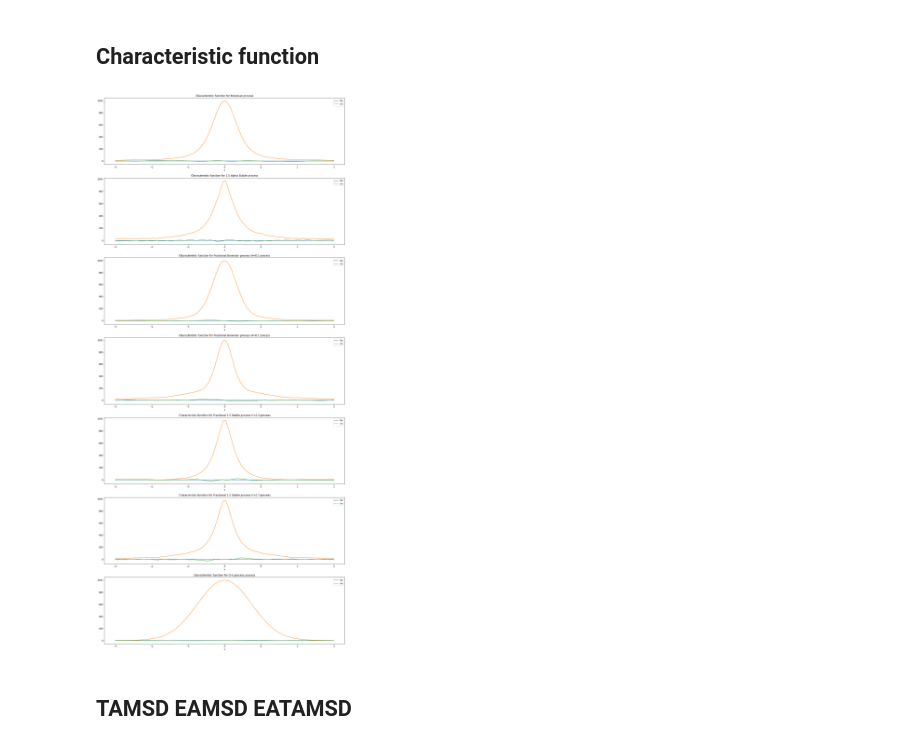
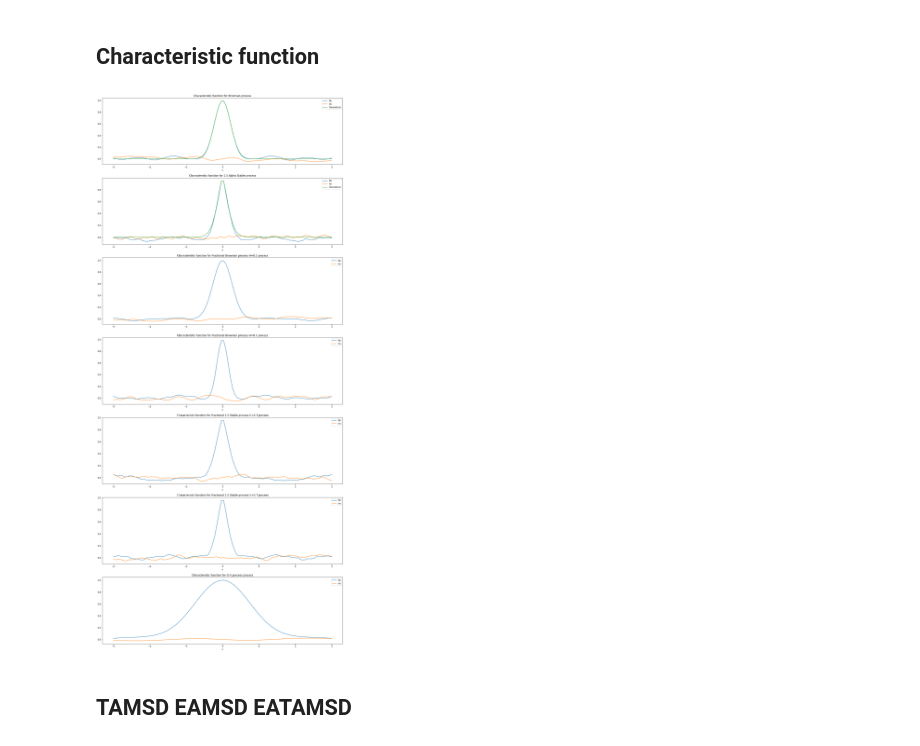
Before and after one commit to chwilko/CSoS, a Jupyter notebook: Python3/Task_list_3/Task_1.ipynb, the cells around one changed output. Saved outputs shown, nothing was run; the diff lists cells and outputs as text; code cells hidden in the pictures.

```diff
--- a/Python3/Task_list_3/Task_1.ipynb
+++ b/Python3/Task_list_3/Task_1.ipynb
@@ -275,7 +275,7 @@ t_char = np.linspace(-3,3, N_char)
 def get_phi(proceses, t_char):
     phi = np.zeros((2 * len(proceses), len(t_char)))
     for i, (name, proces) in enumerate(proceses):
-        res = characteristic_r_i(t_char, proces[-1, :])
+        res = characterist_r_i(t_char, proces[-1, :])
         phi[2 * i] = np.squeeze(res[0])
         phi[2 * i + 1] = np.squeeze(res[1])
     return phi
@@ -283,18 +283,21 @@ def get_phi(proceses, t_char):
 phi = get_phi(proceses, t_char)
 # %%
 fig_q, axs_q = plt.subplots(nrows = 7, ncols = 1, figsize = (2 * Image_width,  7 * 2 / 3 * Image_width)) # Image_width as 1.5 Image_width
-
+Theoretical = [np.exp(-np.power(abs(T ** (1/2) * t_char), 2)),
+            np.exp(-np.power(abs(T ** (1/1.5) * t_char), 1.5)),
+            ]
 
 for i, name in enumerate(names_proceses):
     ax_q = axs_q[i]
-    ax_q.plot(t_char, np.exp(-np.power(abs(T**(1/alpha) * t_char), alpha)))
     ax_q.plot(t_char, phi[2 * i,:]);
     ax_q.plot(t_char, phi[2 * i + 1,:]);
+    if i < len(Theoretical):
+        ax_q.plot(t_char, Theoretical[i])
     ax_q.set_xlabel("x")
-    ax_q.legend(["Re", "Im"])
+    ax_q.legend(["Re", "Im", "theoretical"])
     ax_q.set_title(f"Characteristic function for {name} process");
 # %% [output]
-[figure, old version]
+[figure, new version]
 # %% [markdown]
 ## TAMSD EAMSD EATAMSD
 # %%
```
Also changed, not shown: parts of 2 cells of this notebook, 2 other files.
